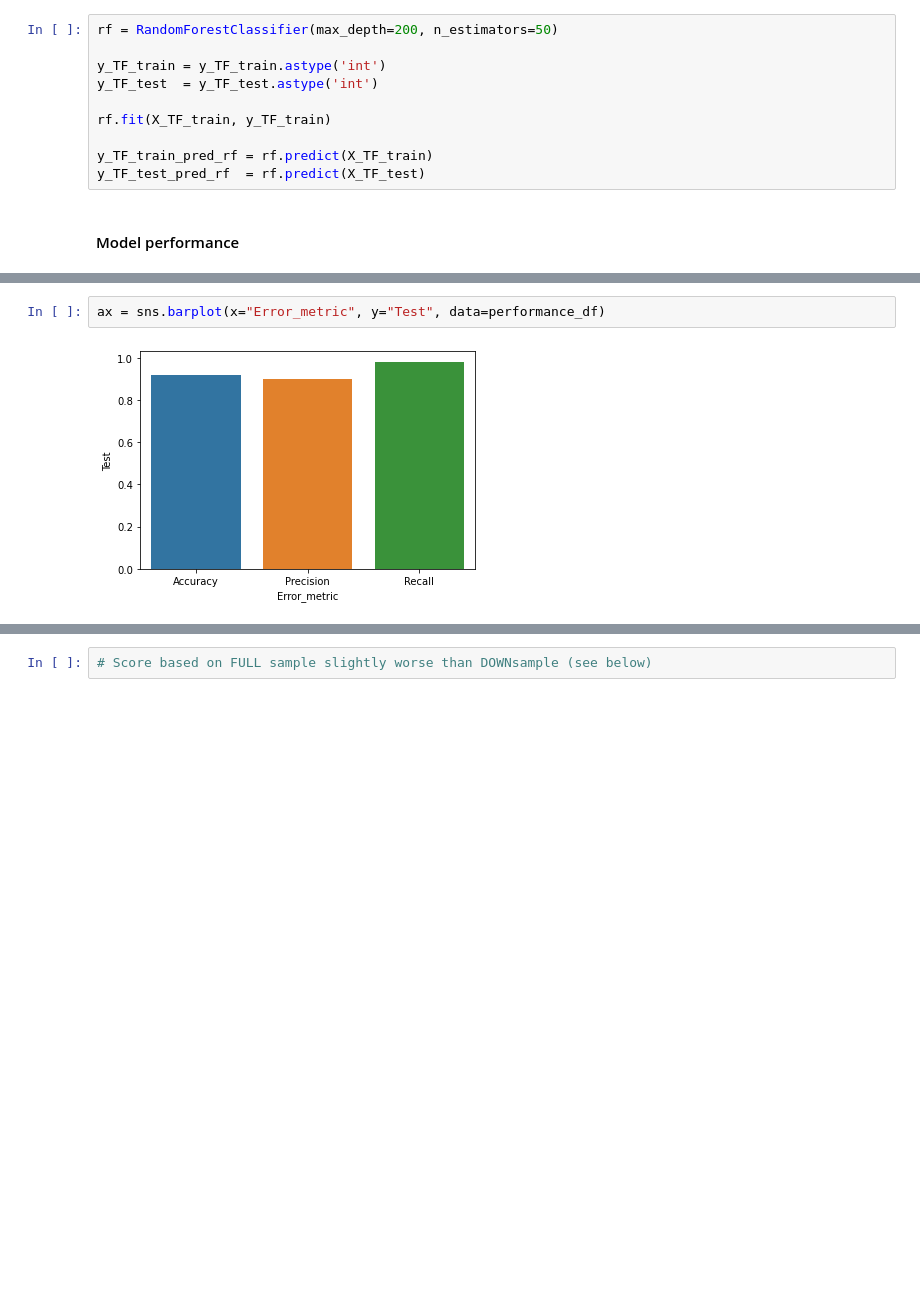
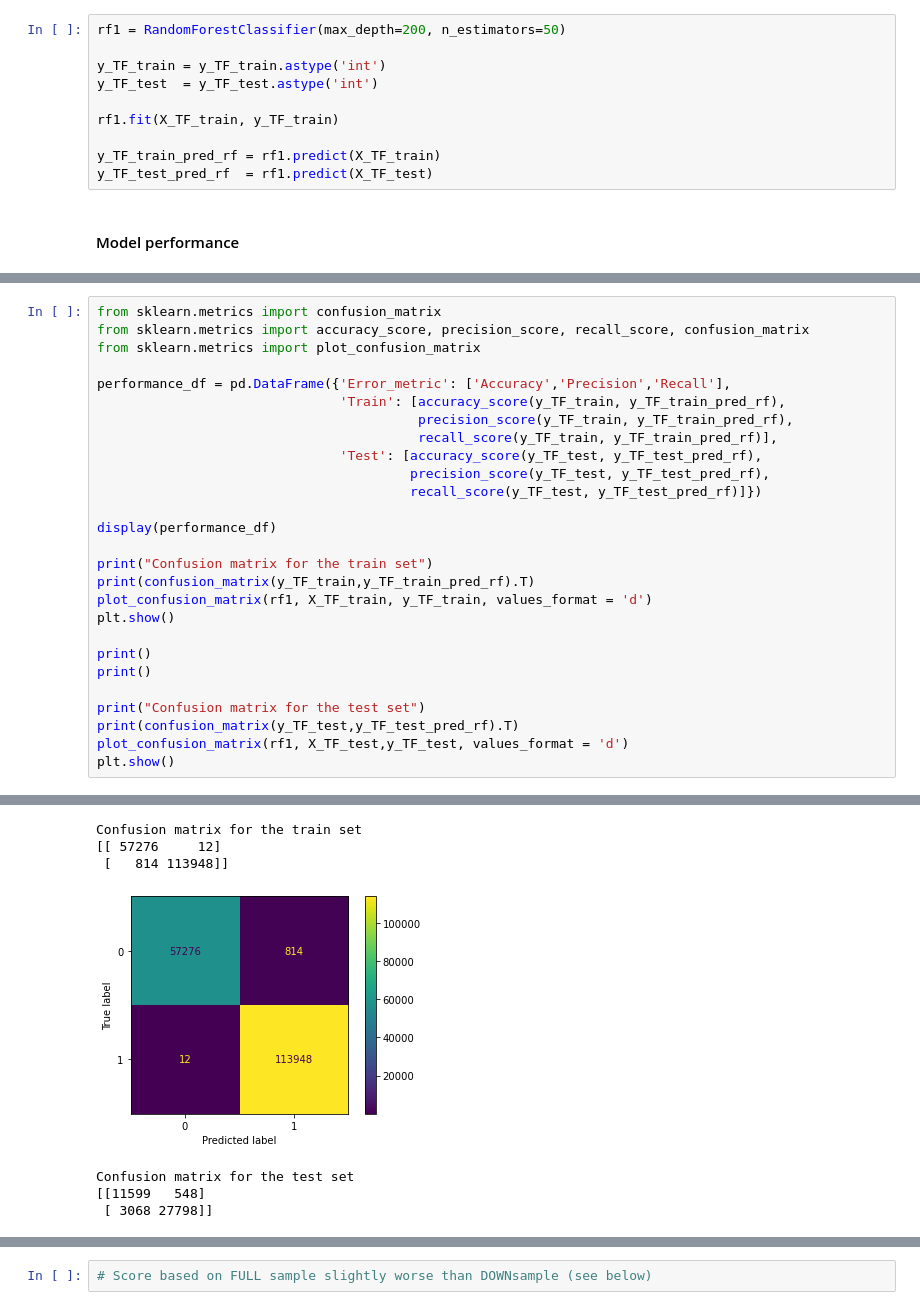
Before and after one commit to OdeliaAhdout/Drug-dataset, a Jupyter notebook: drugs_notebook.ipynb, the cells around one changed output, grey strips where cells are left out. Cells and saved outputs as stored; diff of their text form; blank space fills up the shorter version.

```diff
--- a/drugs_notebook.ipynb
+++ b/drugs_notebook.ipynb
@@ -1242,15 +1281,15 @@ scipy.sparse.csr.csr_matrix
 # %% [markdown]
 #### Generating the model
 # %%
-rf = RandomForestClassifier(max_depth=200, n_estimators=50)
+rf1 = RandomForestClassifier(max_depth=200, n_estimators=50)
 
 y_TF_train = y_TF_train.astype('int')
 y_TF_test  = y_TF_test.astype('int')
 
-rf.fit(X_TF_train, y_TF_train)
+rf1.fit(X_TF_train, y_TF_train)
 
-y_TF_train_pred_rf = rf.predict(X_TF_train)
-y_TF_test_pred_rf  = rf.predict(X_TF_test)
+y_TF_train_pred_rf = rf1.predict(X_TF_train)
+y_TF_test_pred_rf  = rf1.predict(X_TF_test)
 # %% [markdown]
 #### Model performance
 # %%
@@ -1316,4 +1315,28 @@ Confusion matrix for the test set
-# %%
-ax = sns.barplot(x="Error_metric", y="Test", data=performance_df)
-# %% [output]
-[figure, removed]
+# %%
+from sklearn.metrics import confusion_matrix
+from sklearn.metrics import accuracy_score, precision_score, recall_score, confusion_matrix
+from sklearn.metrics import plot_confusion_matrix
+
+performance_df = pd.DataFrame({'Error_metric': ['Accuracy','Precision','Recall'],
+                               'Train': [accuracy_score(y_TF_train, y_TF_train_pred_rf),
+                                         precision_score(y_TF_train, y_TF_train_pred_rf),
+                                         recall_score(y_TF_train, y_TF_train_pred_rf)],
+                               'Test': [accuracy_score(y_TF_test, y_TF_test_pred_rf),
+                                        precision_score(y_TF_test, y_TF_test_pred_rf),
+                                        recall_score(y_TF_test, y_TF_test_pred_rf)]})
+
+display(performance_df)
+
+print("Confusion matrix for the train set")
+print(confusion_matrix(y_TF_train,y_TF_train_pred_rf).T)
+plot_confusion_matrix(rf1, X_TF_train, y_TF_train, values_format = 'd')
+plt.show()
+
+print()
+print()
+
+print("Confusion matrix for the test set")
+print(confusion_matrix(y_TF_test,y_TF_test_pred_rf).T)
+plot_confusion_matrix(rf1, X_TF_test,y_TF_test, values_format = 'd')
+plt.show()
+# %% [output]
@@ -1319,0 +1347,7 @@ ax = sns.barplot(x="Error_metric", y="Test", data=performance_df)
+Confusion matrix for the train set
+[[ 57276     12]
+ [   814 113948]]
+[figure, added]
+Confusion matrix for the test set
+[[11599   548]
+ [ 3068 27798]]
```
Also changed, not shown: parts of 64 cells of this notebook.
